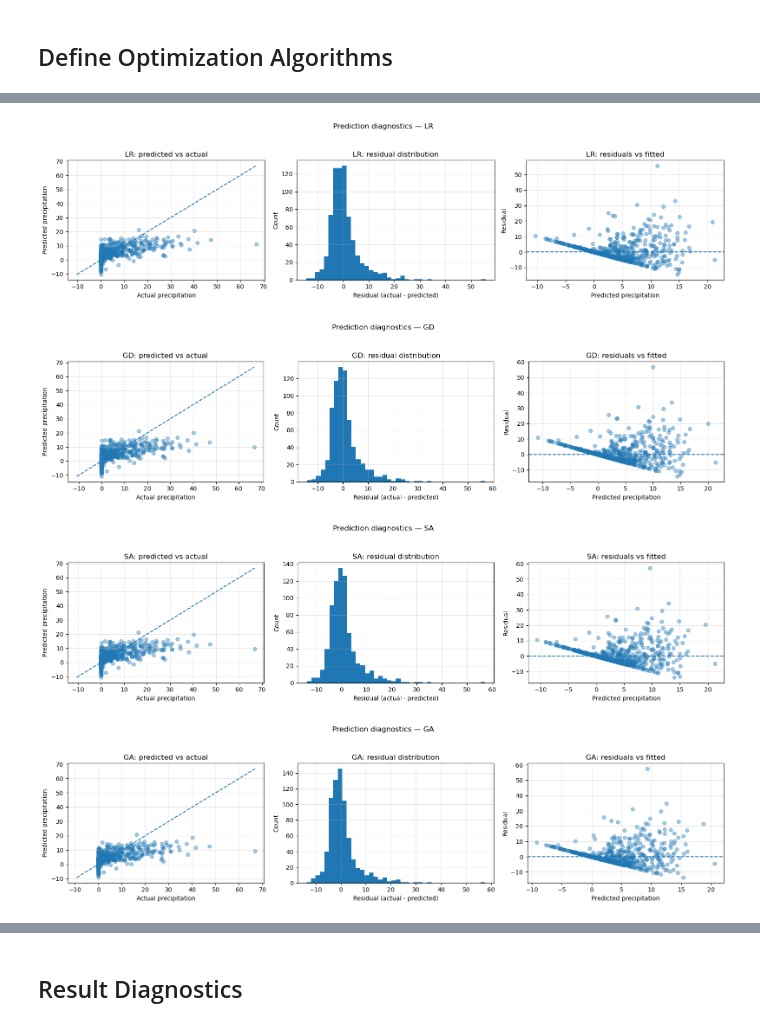
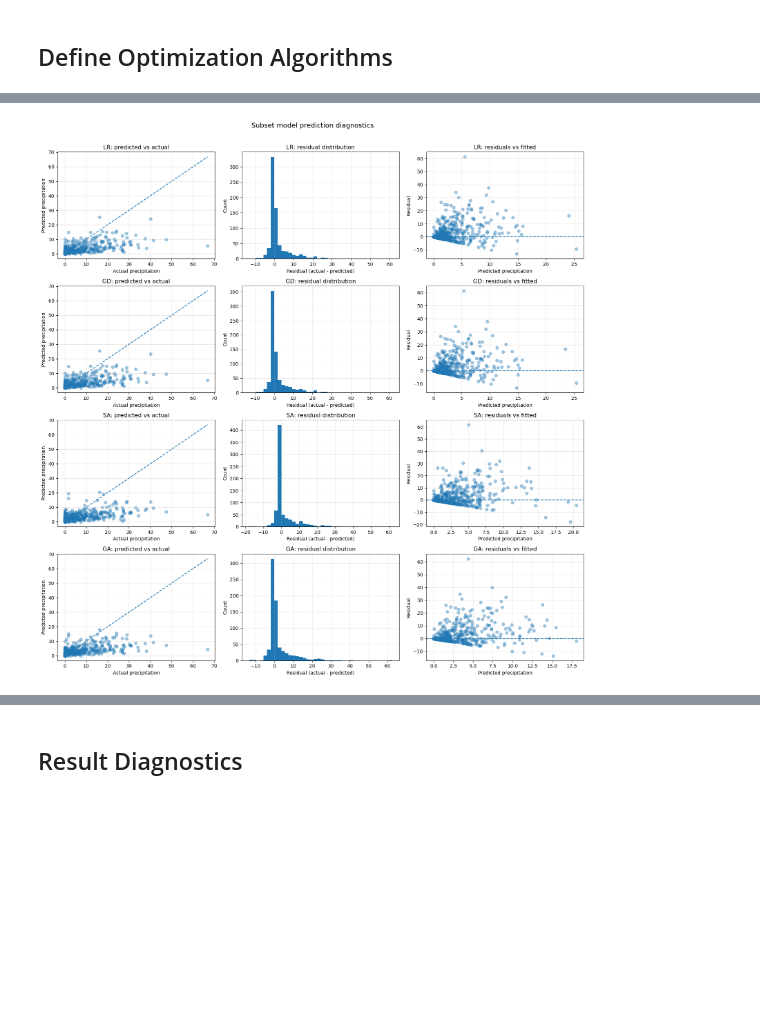
Before and after one commit to Lagpi/Bioinspired_Alg, a Jupyter notebook: BioInsp_alg.ipynb, the cells around one changed output, grey strips where cells are left out. Saved outputs shown, nothing was run; the diff lists cells and outputs as text; code cells hidden in the pictures; blank space fills up the shorter version.

Commit message:
refactor no negative predictions

```diff
--- a/BioInsp_alg.ipynb
+++ b/BioInsp_alg.ipynb
@@ -595,6 +651,9 @@ def fit_gd(X: np.ndarray, y: np.ndarray, cfg: GDConfig) -> Tuple[np.ndarray, Lis
 
     for _ in range(cfg.steps):
         preds = Xb @ w
+        if not np.all(np.isfinite(preds)):
+            break
+
         err = preds - y
         grad = (2.0 / n) * (Xb.T @ err)
 
@@ -603,13 +662,25 @@ def fit_gd(X: np.ndarray, y: np.ndarray, cfg: GDConfig) -> Tuple[np.ndarray, Lis
             reg[1:] = 2 * cfg.l2 * w[1:]
             grad += reg
 
+        if not np.all(np.isfinite(grad)):
+            break
+
         w -= cfg.lr * grad
 
+        if not np.all(np.isfinite(w)):
+            break
+
         preds_new = Xb @ w
+        if not np.all(np.isfinite(preds_new)):
+            break
+
         err_new = preds_new - y
         loss = np.mean(err_new ** 2)
         if cfg.l2 > 0:
             loss += cfg.l2 * np.sum(w[1:] ** 2)
+
+        if not np.isfinite(loss):
+            break
 
         history.append(float(loss))
 
@@ -922,7 +1044,7 @@ for i, params in enumerate(aco_grid, start=1):
     start = time.time()
     out = aco_feature_selection(
         X_train_full=X_train,
-        y_train=y_train,
+        y_train_model=y_train_model,
         X_val_full=X_sel,
         y_val=y_sel,
         feature_names=CANDIDATE_FEATURES,
@@ -1118,7 +1318,7 @@ plt.show()
 # %%
 # For refitting we use train + selection + tuning data (all data except test)
 Xtr_refit = np.vstack([X_train, X_sel, X_tune])[:, best_idx]
-y_tr_refit = np.hstack([y_train, y_sel, y_tune])
+y_tr_refit_model = np.hstack([y_train_model, y_sel_model, y_tune_model])
 Xte_subset = X_test[:, best_idx]
 
 subset_eval = {
@@ -1132,37 +1332,37 @@ subset_eval = {
 # LR
 start = time.time()
 lr_subset = LinearRegression()
-lr_subset.fit(Xtr_refit, y_tr_refit)
+lr_subset.fit(Xtr_refit, y_tr_refit_model)
 subset_eval["runtimes"]["LR"] = time.time() - start
 
-subset_eval["preds"]["LR"] = lr_subset.predict(Xte_subset)
+subset_eval["preds"]["LR"] = prediction_to_original_scale(lr_subset.predict(Xte_subset))
 subset_eval["weights"]["LR"] = lr_subset.coef_
 subset_eval["histories"]["LR"] = None
 
 # GD
 start = time.time()
-w_gd_subset, hist_gd_subset = fit_gd(Xtr_refit, y_tr_refit, best_cfg_by_method["GD"])
+w_gd_subset, hist_gd_subset = fit_gd(Xtr_refit, y_tr_refit_model, best_cfg_by_method["GD"])
 subset_eval["runtimes"]["GD"] = time.time() - start
 
-subset_eval["preds"]["GD"] = add_bias(Xte_subset) @ w_gd_subset
+subset_eval["preds"]["GD"] = prediction_to_original_scale(add_bias(Xte_subset) @ w_gd_subset)
 subset_eval["weights"]["GD"] = w_gd_subset
 subset_eval["histories"]["GD"] = hist_gd_subset
 
 # SA
 start = time.time()
-w_sa_subset, hist_sa_subset = fit_sa(Xtr_refit, y_tr_refit, best_cfg_by_method["SA"])
+w_sa_subset, hist_sa_subset = fit_sa(Xtr_refit, y_tr_refit_model, best_cfg_by_method["SA"])
 subset_eval["runtimes"]["SA"] = time.time() - start
 
-subset_eval["preds"]["SA"] = add_bias(Xte_subset) @ w_sa_subset
+subset_eval["preds"]["SA"] = prediction_to_original_scale(add_bias(Xte_subset) @ w_sa_subset)
 subset_eval["weights"]["SA"] = w_sa_subset
 subset_eval["histories"]["SA"] = hist_sa_subset
 
 # GA
 start = time.time()
-w_ga_subset, hist_ga_subset = fit_ga(Xtr_refit, y_tr_refit, best_cfg_by_method["GA"])
+w_ga_subset, hist_ga_subset = fit_ga(Xtr_refit, y_tr_refit_model, best_cfg_by_method["GA"])
 subset_eval["runtimes"]["GA"] = time.time() - start
 
-subset_eval["preds"]["GA"] = add_bias(Xte_subset) @ w_ga_subset
+subset_eval["preds"]["GA"] = prediction_to_original_scale(add_bias(Xte_subset) @ w_ga_subset)
 subset_eval["weights"]["GA"] = w_ga_subset
 subset_eval["histories"]["GA"] = hist_ga_subset
 
@@ -1263,11 +1512,10 @@ def plot_prediction_diagnostics(y_true, y_pred, model_name, bins=40):
 # %%
-plot_prediction_diagnostics(y_test, subset_eval["preds"]["LR"], "LR")
-plot_prediction_diagnostics(y_test, subset_eval["preds"]["GD"], "GD")
-plot_prediction_diagnostics(y_test, subset_eval["preds"]["SA"], "SA")
-plot_prediction_diagnostics(y_test, subset_eval["preds"]["GA"], "GA")
+plot_diagnostics_grid(
+    eval_dict=subset_eval,
+    y_true=y_test,
+    methods=["LR", "GD", "SA", "GA"],
+    title_prefix="Subset model"
+)
 # %% [output]
-[figure, old version]
+[figure, new version]
-[figure, removed]
-[figure, removed]
-[figure, removed]
 # %%
```
Also changed, not shown: parts of 30 cells of this notebook.
